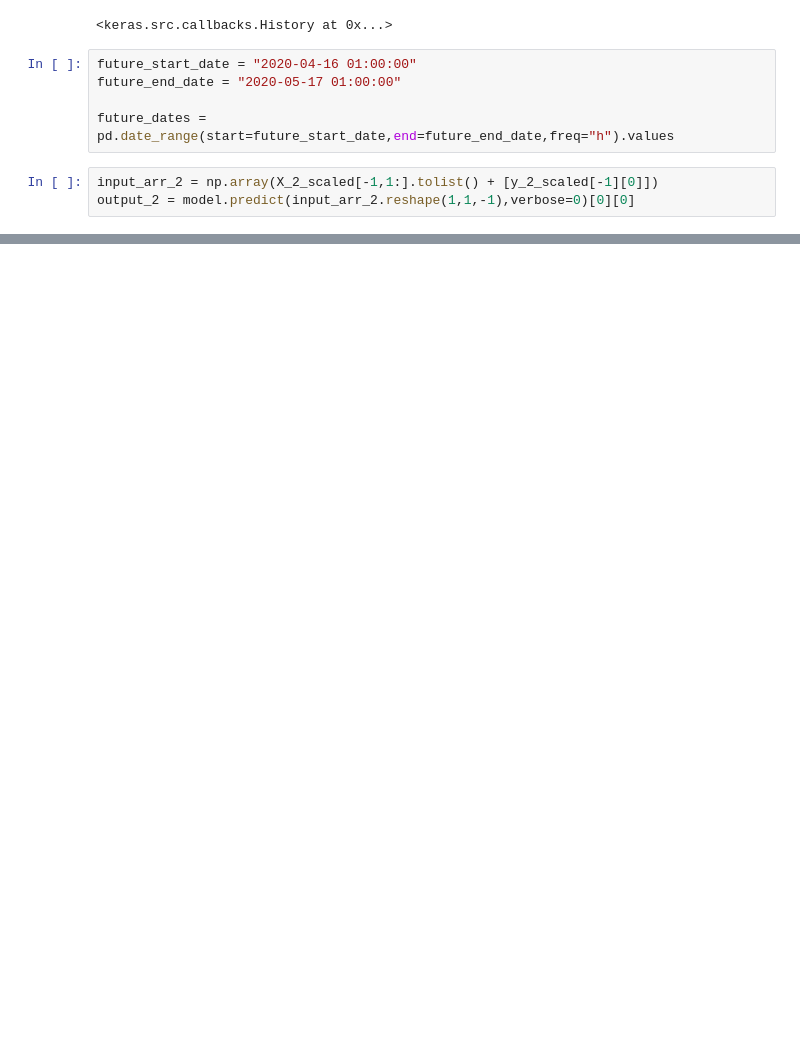
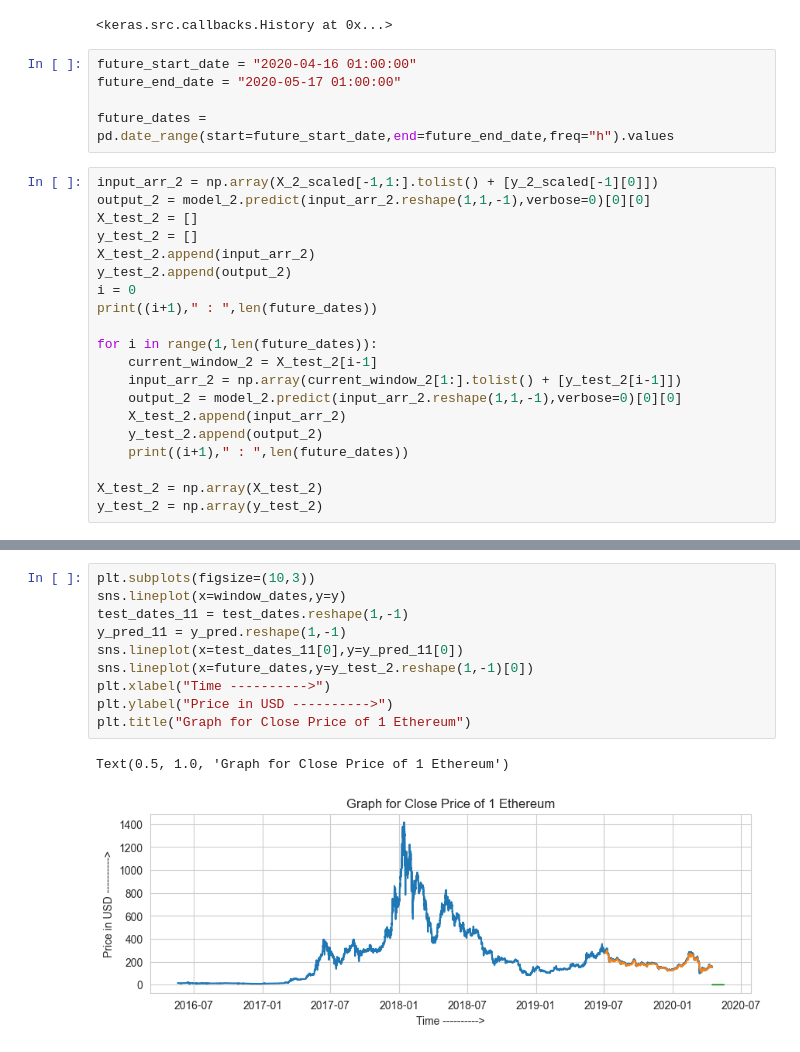
Before and after one commit to amith-vardhan99/udemy, a Jupyter notebook: Ethereum Price Prediction using GRU-LSTMs for Forecasting/notebook_2.ipynb, the cells around one changed output, grey strips where cells are left out. Cells and saved outputs as stored; diff of their text form; blank space fills up the shorter version.

```diff
--- a/Ethereum Price Prediction using GRU-LSTMs for Forecasting/notebook_2.ipynb
+++ b/Ethereum Price Prediction using GRU-LSTMs for Forecasting/notebook_2.ipynb
@@ -261,4 +271,21 @@ future_end_date = "2020-05-17 01:00:00"
 future_dates = pd.date_range(start=future_start_date,end=future_end_date,freq="h").values
 # %%
 input_arr_2 = np.array(X_2_scaled[-1,1:].tolist() + [y_2_scaled[-1][0]])
-output_2 = model.predict(input_arr_2.reshape(1,1,-1),verbose=0)[0][0]
+output_2 = model_2.predict(input_arr_2.reshape(1,1,-1),verbose=0)[0][0]
+X_test_2 = []
+y_test_2 = []
+X_test_2.append(input_arr_2)
+y_test_2.append(output_2)
+i = 0
+print((i+1)," : ",len(future_dates))
+
+for i in range(1,len(future_dates)):
+    current_window_2 = X_test_2[i-1]
+    input_arr_2 = np.array(current_window_2[1:].tolist() + [y_test_2[i-1]])
+    output_2 = model_2.predict(input_arr_2.reshape(1,1,-1),verbose=0)[0][0]
+    X_test_2.append(input_arr_2)
+    y_test_2.append(output_2)
+    print((i+1)," : ",len(future_dates))
+
+X_test_2 = np.array(X_test_2)
+y_test_2 = np.array(y_test_2)
@@ -267,0 +310,13 @@ output_2 = model.predict(input_arr_2.reshape(1,1,-1),verbose=0)[0][0]
+# %%
+plt.subplots(figsize=(10,3))
+sns.lineplot(x=window_dates,y=y)
+test_dates_11 = test_dates.reshape(1,-1)
+y_pred_11 = y_pred.reshape(1,-1)
+sns.lineplot(x=test_dates_11[0],y=y_pred_11[0])
+sns.lineplot(x=future_dates,y=y_test_2.reshape(1,-1)[0])
+plt.xlabel("Time ---------->")
+plt.ylabel("Price in USD ---------->")
+plt.title("Graph for Close Price of 1 Ethereum")
+# %% [output]
+Text(0.5, 1.0, 'Graph for Close Price of 1 Ethereum')
+[figure, added]
```
Also changed, not shown: parts of 8 cells of this notebook.
